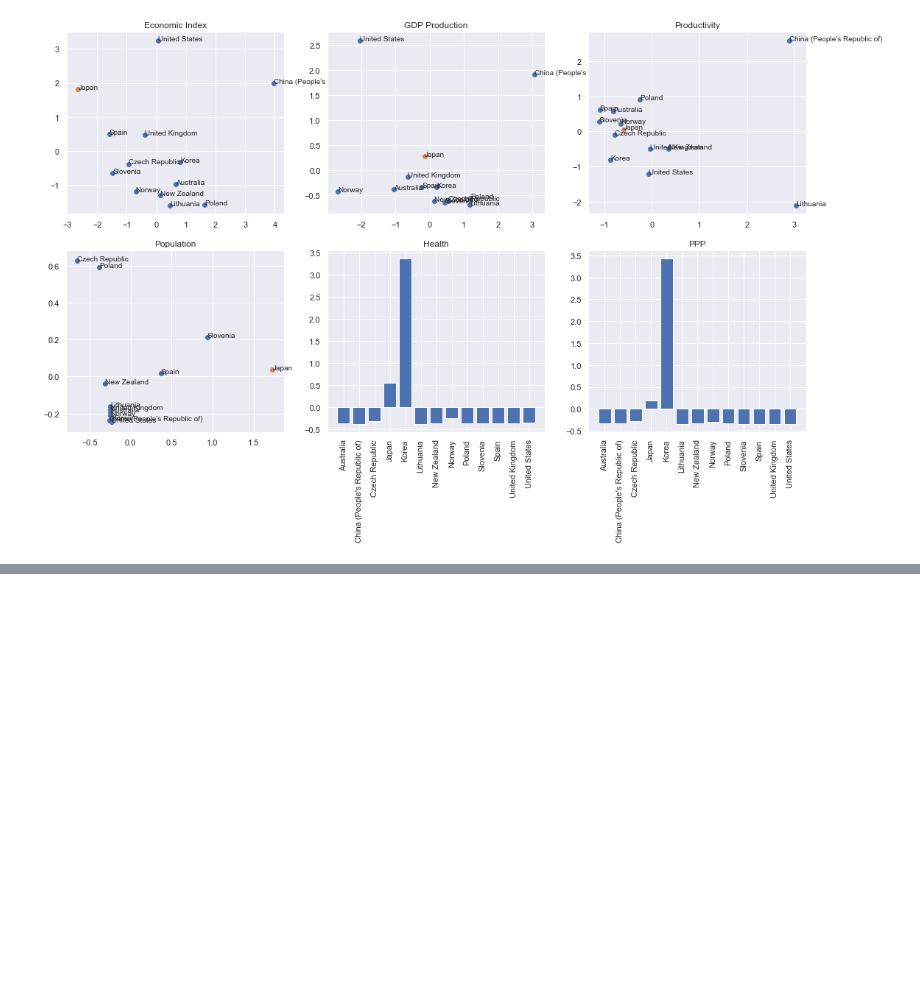
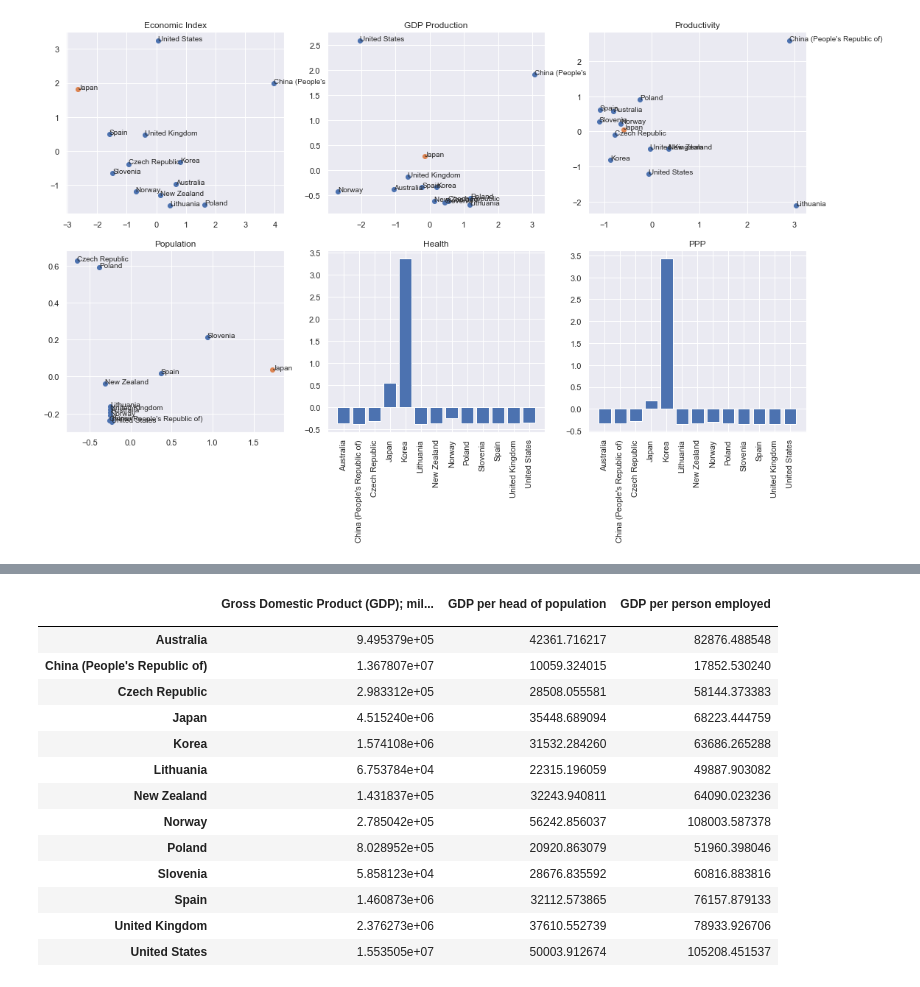
Before and after one commit to tt0507/Mini-Project, a Jupyter notebook: japan_deflation/deflation_analysis_final.ipynb, the cells around one changed output, grey strips where cells are left out. Saved outputs shown, nothing was run; the diff lists cells and outputs as text; code cells hidden in the pictures; blank space fills up the shorter version.

```diff
--- a/japan_deflation/deflation_analysis_final.ipynb
+++ b/japan_deflation/deflation_analysis_final.ipynb
@@ -201,0 +231,18 @@ plt.show()
+# %%
+gdp_production_inflation
+# %% [output]
+|  | Gross Domestic Product (GDP); mil... | GDP per head of population | GDP per person employed |
+|  |  |  |  |
+| Australia | 9.495379e+05 | 42361.716217 | 82876.488548 |
+| China (People's Republic of) | 1.367807e+07 | 10059.324015 | 17852.530240 |
+| Czech Republic | 2.983312e+05 | 28508.055581 | 58144.373383 |
+| Japan | 4.515240e+06 | 35448.689094 | 68223.444759 |
+| Korea | 1.574108e+06 | 31532.284260 | 63686.265288 |
+| Lithuania | 6.753784e+04 | 22315.196059 | 49887.903082 |
+| New Zealand | 1.431837e+05 | 32243.940811 | 64090.023236 |
+| Norway | 2.785042e+05 | 56242.856037 | 108003.587378 |
+| Poland | 8.028952e+05 | 20920.863079 | 51960.398046 |
+| Slovenia | 5.858123e+04 | 28676.835592 | 60816.883816 |
+| Spain | 1.460873e+06 | 32112.573865 | 76157.879133 |
+| United Kingdom | 2.376273e+06 | 37610.552739 | 78933.926706 |
+| United States | 1.553505e+07 | 50003.912674 | 105208.451537 |
```
Also changed, not shown: parts of 12 cells of this notebook.
